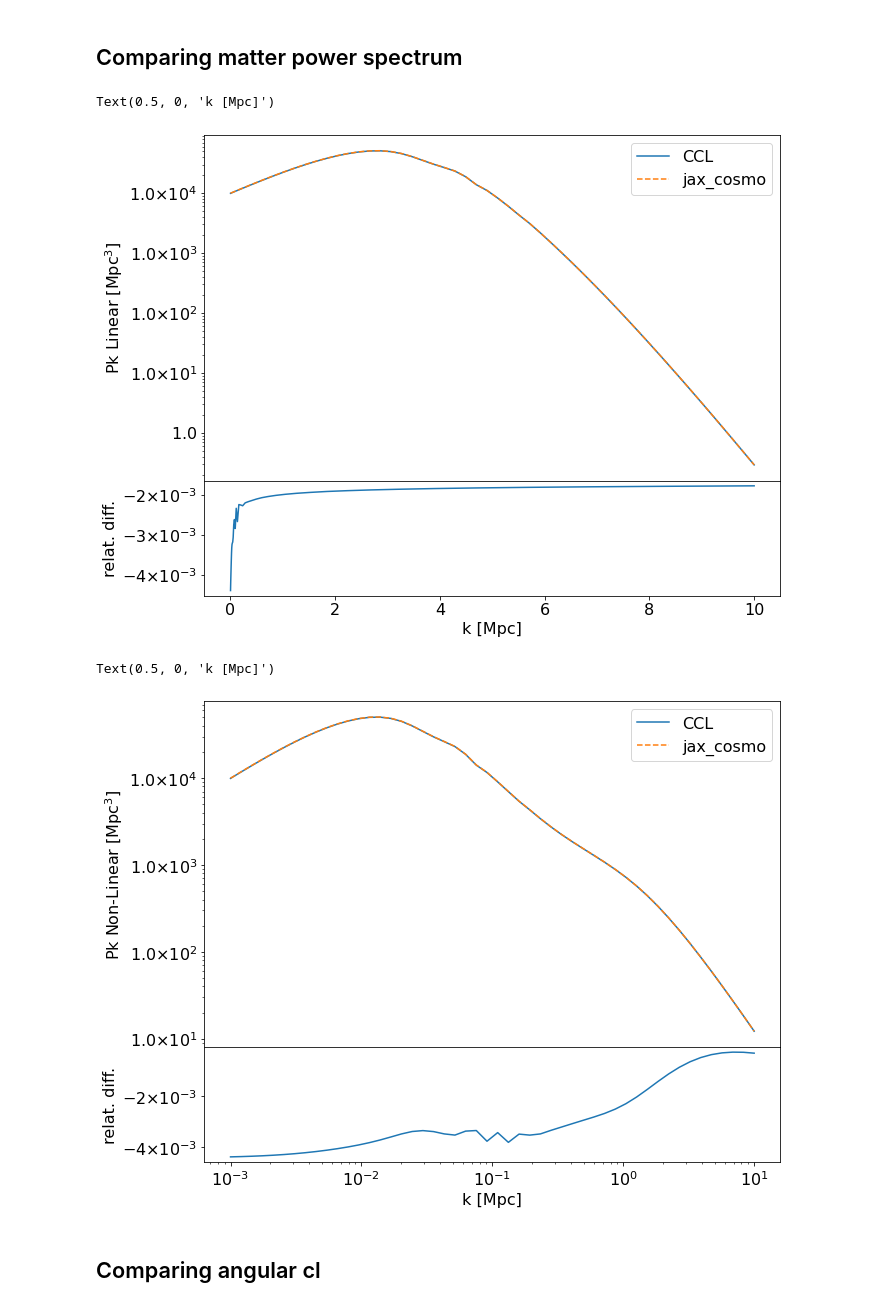
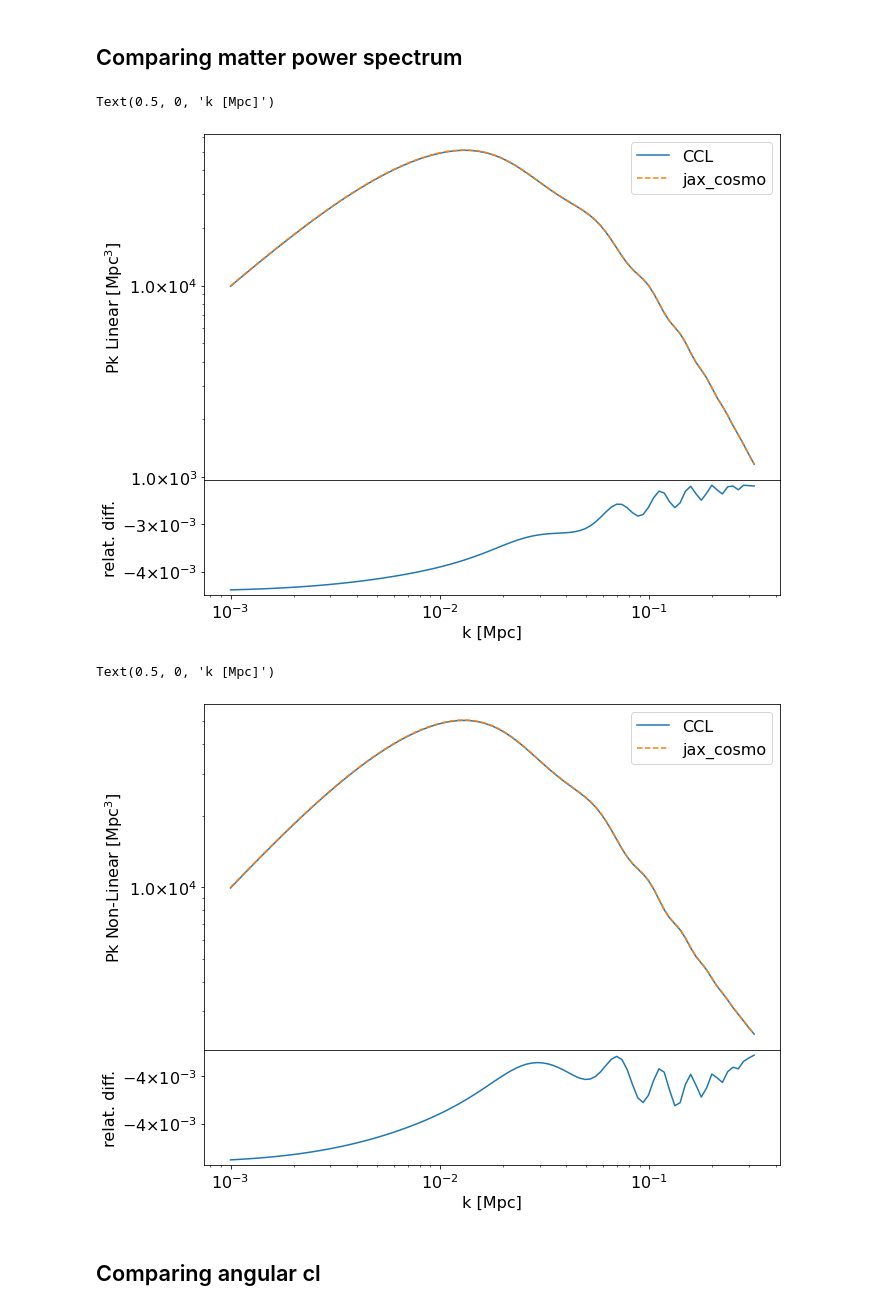
Before and after one commit to DifferentiableUniverseInitiative/jax-cosmo-paper, a Jupyter notebook: notebooks/CCL_comparison.ipynb, the cells around one changed output. Cells and saved outputs as stored; diff of their text form; code cells hidden in the pictures.

Commit message:
CCL_comp plots clean/polish

```diff
--- a/notebooks/CCL_comparison.ipynb
+++ b/notebooks/CCL_comparison.ipynb
@@ -48,11 +48,8 @@ ccl.__version__
 '2.5.1'
 # %%
 # We first define equivalent CCL and jax_cosmo cosmologies
-#cosmo_ccl.cosmo.gsl_params.INTEGRATION_EPSREL = 1e-10
 
-#ccl.spline_params.A_SPLINE_MIN=0.1
-ccl.spline_params.A_SPLINE_NLOG=4*1024
-#ccl.spline_params.A_SPLINE_NA=1024
+ccl.spline_params.A_SPLINE_NLOG=5*1024
 
 cosmo_ccl= ccl.Cosmology(
     Omega_c=0.3, Omega_b=0.05, h=0.7, sigma8 = 0.8, n_s=0.96,
@@ -209,38 +201,38 @@ Text(0.5, 0, 'a')
 # %%
 from jax_cosmo.power import linear_matter_power, nonlinear_matter_power
 # %%
-k = np.logspace(-3,-0.5)
+k = np.logspace(-3,-0.5,100)
 # %%
 #Let's have a look at the linear power
 fig1 = plt.figure(1, figsize=(10,8))
 frame1=fig1.add_axes((.1,.3,.8,.6))
 
 pk_ccl = ccl.linear_matter_power(cosmo_ccl, k, 1.0)
 pk_jax = linear_matter_power(cosmo_jax, k/cosmo_jax.h, a=1.0)/cosmo_jax.h**3
 
 
 plt.loglog(k,pk_ccl,label='CCL')
 plt.loglog(k,pk_jax, '--', label='jax_cosmo')
 plt.legend()
 plt.xlabel('k [Mpc]')
 plt.ylabel(r'Pk Linear [Mpc$^{3}$]');
 plt.gca().yaxis.set_major_formatter(MathTextSciFormatter("%1.1e"))
 
 
 #Residual plot
 frame2=fig1.add_axes((.1,.1,.8,.2))
-difference=(pk_ccl-pk_jax)/pk_ccl#   * 1e2
+difference=(pk_ccl-pk_jax)/pk_ccl
 plt.plot(k,difference)
-#plt.ticklabel_format(axis='y', style='sci', scilimits=(0,0))
+plt.xscale("log")
 plt.gca().yaxis.set_major_formatter(MathTextSciFormatter("%1.0e"))
 
 plt.ylabel(r"relat. diff.");
 plt.xlabel('k [Mpc]')
 # %% [output]
 Text(0.5, 0, 'k [Mpc]')
-[figure, old version]
+[figure, new version]
 # %%
-k = np.logspace(-3,1)
+#k = np.logspace(-3,1)
 #Let's have a look at the non linear power
 fig1 = plt.figure(1, figsize=(10,8))
 frame1=fig1.add_axes((.1,.3,.8,.6))
@@ -257,9 +249,9 @@ plt.gca().yaxis.set_major_formatter(MathTextSciFormatter("%1.1e"))
 
 #Residual plot
 frame2=fig1.add_axes((.1,.1,.8,.2))
-difference=(pk_ccl-pk_jax)/pk_ccl #  * 1e2
+difference=(pk_ccl-pk_jax)/pk_ccl
 plt.plot(k,difference)
-#plt.ticklabel_format(axis='y', style='sci', scilimits=(0,0))
+plt.xscale("log")
 plt.gca().yaxis.set_major_formatter(MathTextSciFormatter("%1.0e"))
 
 plt.xscale("log")
@@ -267,7 +259,7 @@ plt.ylabel(r"relat. diff.");
 plt.xlabel('k [Mpc]')
 # %% [output]
 Text(0.5, 0, 'k [Mpc]')
-[figure, old version]
+[figure, new version]
 # %% [markdown]
 ## Comparing angular cl
 # %%
```
Also changed, not shown: parts of 8 cells of this notebook.
